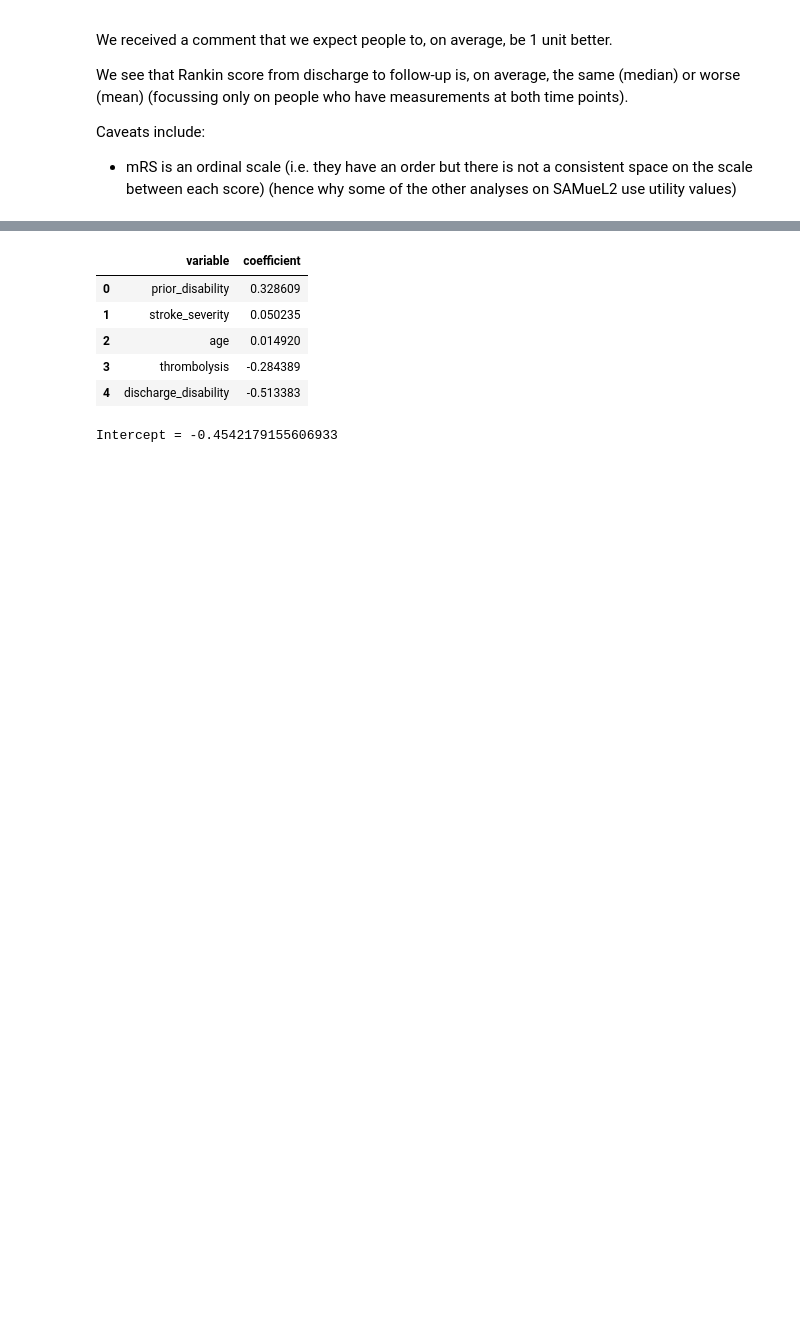
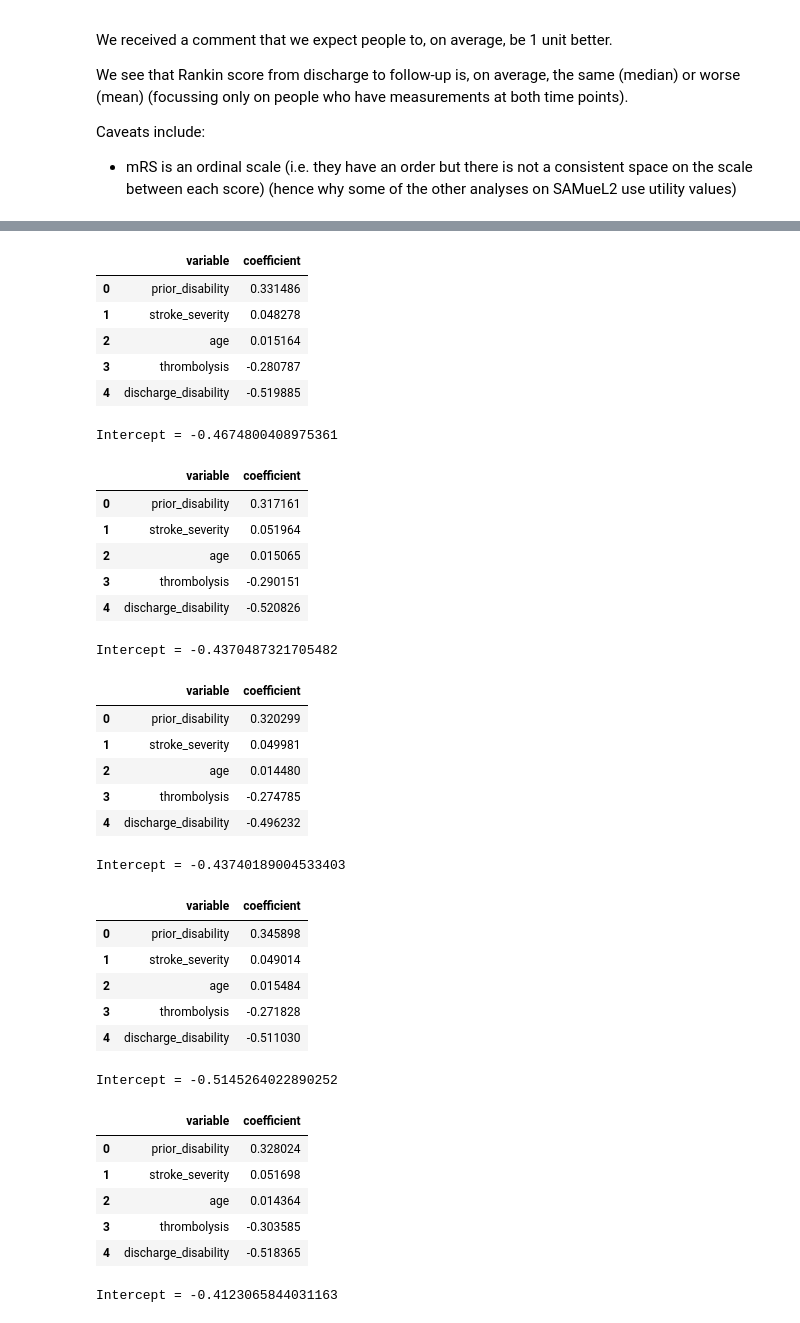
Before and after one commit to samuel-book/samuel_2_data_prep, a Jupyter notebook: descriptive_statistics/disability_6_months.ipynb, the cells around one changed output, grey strips where cells are left out. Drawn from its saved outputs; the diff is of its cells as text; code cells hidden in the pictures; blank space fills up the shorter version.

```diff
--- a/descriptive_statistics/disability_6_months.ipynb
+++ b/descriptive_statistics/disability_6_months.ipynb
@@ -378,0 +392,17 @@ round(reg_df.describe(), 2)
+# %%
+# Extract relevant columns and drop rows with NA
+reg_df = data[['prior_disability', 'stroke_severity', 'age',
+               'thrombolysis', 'discharge_disability',
+               'disability_6_month']].dropna()
+
+# Define predictor and response variables
+X = reg_df[['prior_disability', 'stroke_severity', 'age',
+            'thrombolysis', 'discharge_disability']]
+y = reg_df['disability_6_month'] - reg_df['discharge_disability']
+
+# Choose metrics of interest
+scoring = ['neg_mean_absolute_error', 'r2']
+
+# Evaluate using 5-fold cross-validation
+cv_results = cross_validate(LinearRegression(), X, y, cv=5,
+                            scoring=scoring, return_estimator=True)
@@ -379,22 +417,42 @@ round(reg_df.describe(), 2)
 # %%
-# Define predictor and response variables
-X = reg_df[['prior_disability', 'stroke_severity', 'age',
-            'thrombolysis', 'discharge_disability']]
-y = reg_df['disability_6_month'] - reg_df['discharge_disability']
-
-# Fit regression model
-model = LinearRegression()
-model.fit(X, y)
-
-# Display coefficients and intercept
-display(pd.DataFrame({'variable': X.columns,
-                      'coefficient': model.coef_}))
-print(f'Intercept = {model.intercept_}')
+# View coefficients and intercept
+for model in cv_results['estimator']:
+    display(pd.DataFrame({'variable': X.columns,
+                          'coefficient': model.coef_}))
+    print(f'Intercept = {model.intercept_}')
 # %% [output]
 |  | variable | coefficient |
-| 0 | prior_disability | 0.328609 |
-| 1 | stroke_severity | 0.050235 |
-| 2 | age | 0.014920 |
-| 3 | thrombolysis | -0.284389 |
-| 4 | discharge_disability | -0.513383 |
+| 0 | prior_disability | 0.331486 |
+| 1 | stroke_severity | 0.048278 |
+| 2 | age | 0.015164 |
+| 3 | thrombolysis | -0.280787 |
+| 4 | discharge_disability | -0.519885 |
-Intercept = -0.4542179155606933
+Intercept = -0.4674800408975361
+|  | variable | coefficient |
+| 0 | prior_disability | 0.317161 |
+| 1 | stroke_severity | 0.051964 |
+| 2 | age | 0.015065 |
+| 3 | thrombolysis | -0.290151 |
+| 4 | discharge_disability | -0.520826 |
+Intercept = -0.4370487321705482
+|  | variable | coefficient |
+| 0 | prior_disability | 0.320299 |
+| 1 | stroke_severity | 0.049981 |
+| 2 | age | 0.014480 |
+| 3 | thrombolysis | -0.274785 |
+| 4 | discharge_disability | -0.496232 |
+Intercept = -0.43740189004533403
+|  | variable | coefficient |
+| 0 | prior_disability | 0.345898 |
+| 1 | stroke_severity | 0.049014 |
+| 2 | age | 0.015484 |
+| 3 | thrombolysis | -0.271828 |
+| 4 | discharge_disability | -0.511030 |
+Intercept = -0.5145264022890252
+|  | variable | coefficient |
+| 0 | prior_disability | 0.328024 |
+| 1 | stroke_severity | 0.051698 |
+| 2 | age | 0.014364 |
+| 3 | thrombolysis | -0.303585 |
+| 4 | discharge_disability | -0.518365 |
+Intercept = -0.4123065844031163
```
Also changed, not shown: parts of 24 cells of this notebook.
